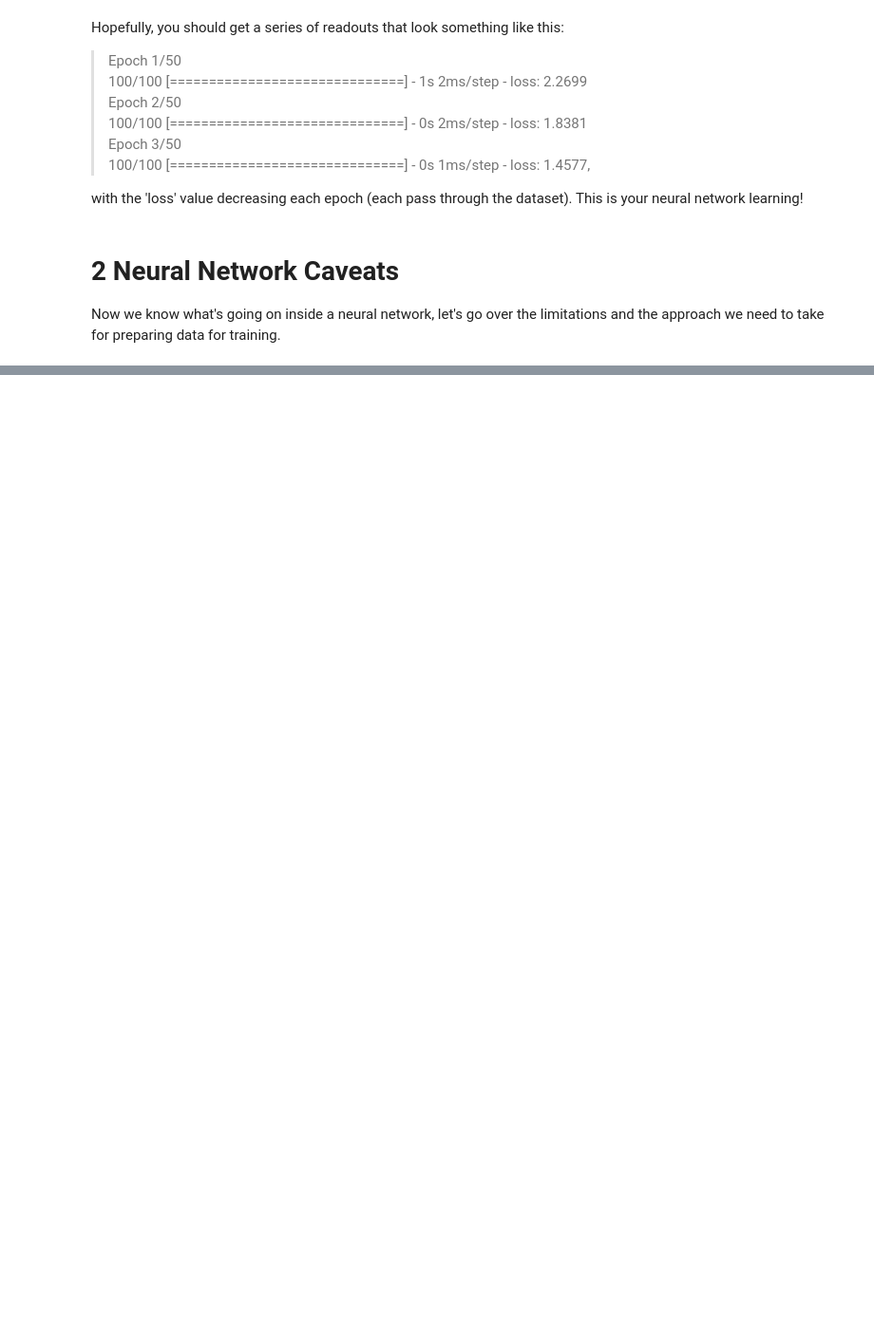
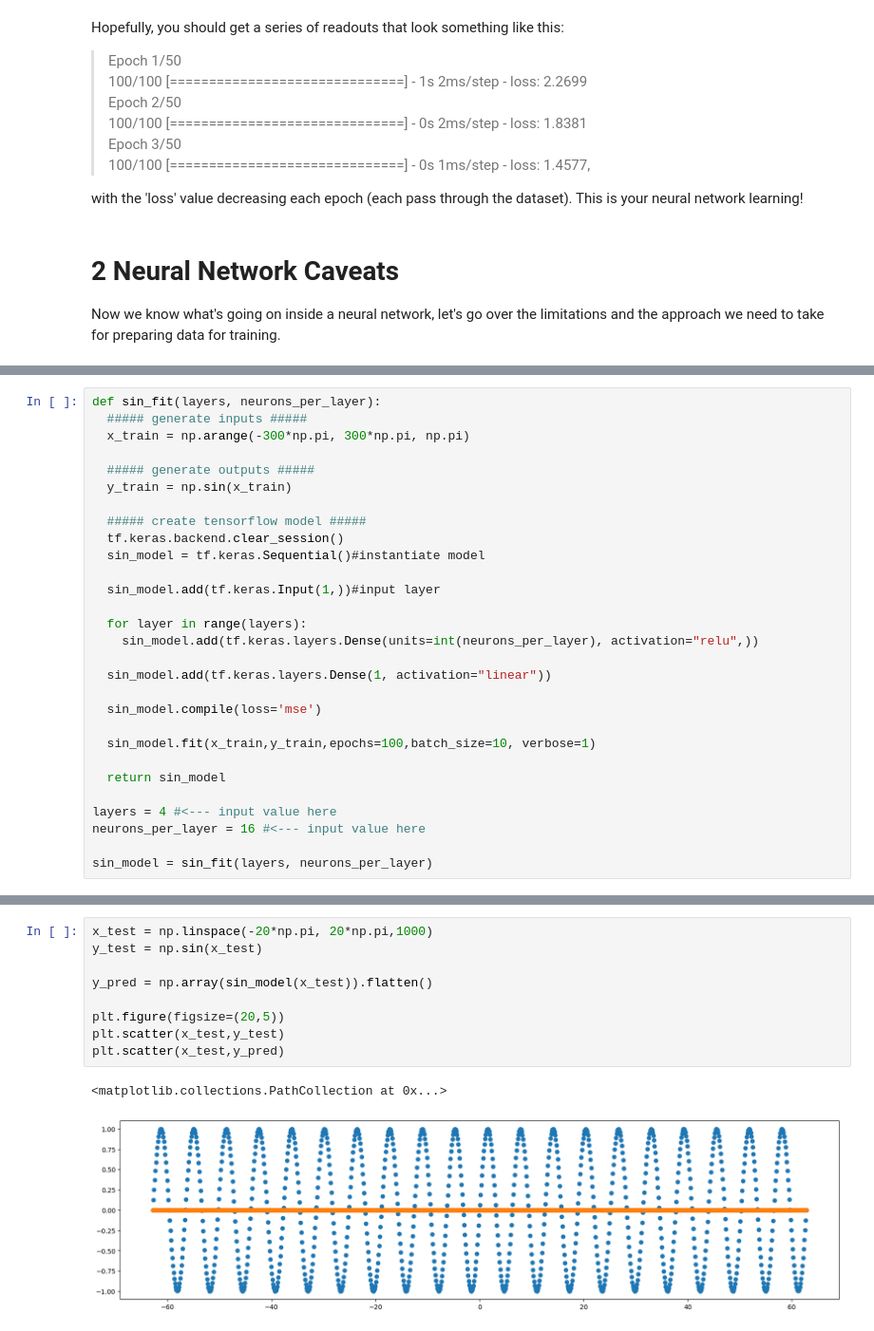
Before and after one commit to ojscutt/nn_session, a Jupyter notebook: nn_session.ipynb, the cells around one changed output, grey strips where cells are left out. Shown at 95% size. Drawn from its saved outputs; the diff is of its cells as text; blank space fills up the shorter version.

```diff
--- a/nn_session.ipynb
+++ b/nn_session.ipynb
@@ -274,0 +299,29 @@ The best way to explain this is graphically. Let's say we have a
+# %%
+def sin_fit(layers, neurons_per_layer):
+  ##### generate inputs #####
+  x_train = np.arange(-300*np.pi, 300*np.pi, np.pi)
+
+  ##### generate outputs #####
+  y_train = np.sin(x_train)
+
+  ##### create tensorflow model #####
+  tf.keras.backend.clear_session()
+  sin_model = tf.keras.Sequential()#instantiate model
+
+  sin_model.add(tf.keras.Input(1,))#input layer
+
+  for layer in range(layers):
+    sin_model.add(tf.keras.layers.Dense(units=int(neurons_per_layer), activation="relu",))
+
+  sin_model.add(tf.keras.layers.Dense(1, activation="linear"))
+
+  sin_model.compile(loss='mse')
+
+  sin_model.fit(x_train,y_train,epochs=100,batch_size=10, verbose=1)
+
+  return sin_model
+
+layers = 4 #<--- input value here
+neurons_per_layer = 16 #<--- input value here
+
+sin_model = sin_fit(layers, neurons_per_layer)
@@ -274,0 +353,12 @@ The best way to explain this is graphically. Let's say we have a
+# %%
+x_test = np.linspace(-20*np.pi, 20*np.pi,1000)
+y_test = np.sin(x_test)
+
+y_pred = np.array(sin_model(x_test)).flatten()
+
+plt.figure(figsize=(20,5))
+plt.scatter(x_test,y_test)
+plt.scatter(x_test,y_pred)
+# %% [output]
+<matplotlib.collections.PathCollection at 0x...>
+[figure, added]
```
Also changed, not shown: parts of 24 cells of this notebook.
